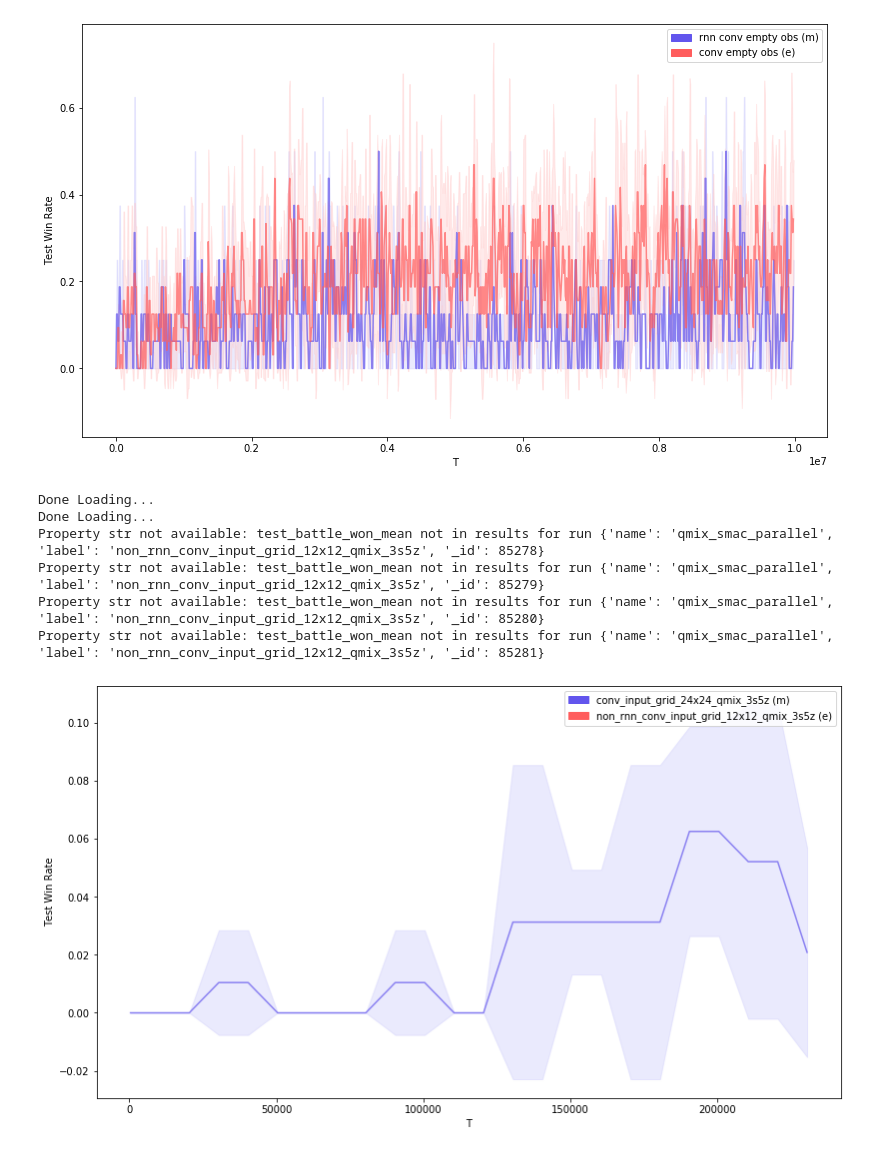
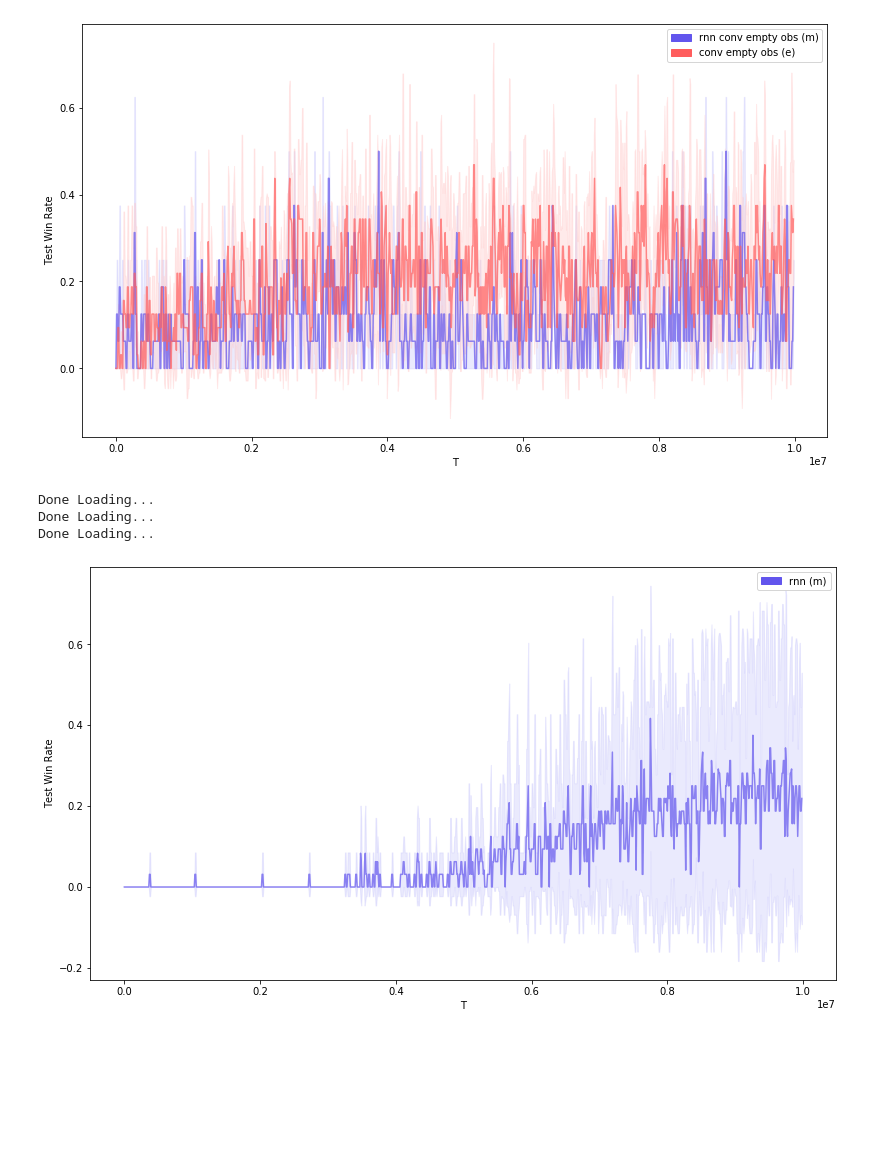
Before and after one commit to nicholasburden/pymarl, a Jupyter notebook: analysis/analysis.ipynb, the cells around one changed output. Cells and saved outputs as stored; diff of their text form; code cells hidden in the pictures; blank space fills up the shorter version.

```diff
--- a/analysis/analysis.ipynb
+++ b/analysis/analysis.ipynb
@@ -506,27 +504,24 @@ Property str not available: test_battle_won_mean not in results for run {'name':
 # %%
 #3s5z rnn vs non rnn
 
 data__rnnconv_input_grid_12x12_qmix_3s5z = mongo_central.get_name_label_names("", "conv_input_grid_12x12_qmix_3s5z")
 data__non_rnn_conv_input_grid_12x12_qmix_3s5z = mongo_central.get_name_label_names("", "non_rnn_conv_input_grid_12x12_qmix_3s5z")
-
+data__rnn_3s5z_qmix = mongo_central.get_name_label_names("", "rnn_3s5z_qmix")
 
 
 
 bavg = bundle_average(mongo_central,
-                      [#("no id or unit type", data__conv_ddpg_input_grid_shallow_noid_nounittype, "test_battle_won_mean", "test_battle_won_mean_T"),
-                       ("conv_input_grid_24x24_qmix_3s5z", data__rnnconv_input_grid_12x12_qmix_3s5z, "test_battle_won_mean", "test_battle_won_mean_T"),
-                       ("non_rnn_conv_input_grid_12x12_qmix_3s5z", data__non_rnn_conv_input_grid_12x12_qmix_3s5z, "test_battle_won_mean", "test_battle_won_mean_T")
+                      [("rnn", data__rnn_3s5z_qmix, "test_battle_won_mean", "test_battle_won_mean_T"),
+                       #("conv_input_grid_24x24_qmix_3s5z", data__rnnconv_input_grid_12x12_qmix_3s5z, "test_battle_won_mean", "test_battle_won_mean_T"),
+                       #("non_rnn_conv_input_grid_12x12_qmix_3s5z", data__non_rnn_conv_input_grid_12x12_qmix_3s5z, "test_battle_won_mean", "test_battle_won_mean_T")
                       ],
                       no_fails=True,
                       window=20000)
 
 a = plot_bundle_avgs(bavg,
                      figsize=(15,8))
 # %% [output]
 Done Loading...
 Done Loading...
-Property str not available: test_battle_won_mean not in results for run {'name': 'qmix_smac_parallel', 'label': 'non_rnn_conv_input_grid_12x12_qmix_3s5z', '_id': 85278}
-Property str not available: test_battle_won_mean not in results for run {'name': 'qmix_smac_parallel', 'label': 'non_rnn_conv_input_grid_12x12_qmix_3s5z', '_id': 85279}
-Property str not available: test_battle_won_mean not in results for run {'name': 'qmix_smac_parallel', 'label': 'non_rnn_conv_input_grid_12x12_qmix_3s5z', '_id': 85280}
-Property str not available: test_battle_won_mean not in results for run {'name': 'qmix_smac_parallel', 'label': 'non_rnn_conv_input_grid_12x12_qmix_3s5z', '_id': 85281}
+Done Loading...
-[figure, old version]
+[figure, new version]
```
Also changed, not shown: parts of 3 cells of this notebook, 1 other file.
